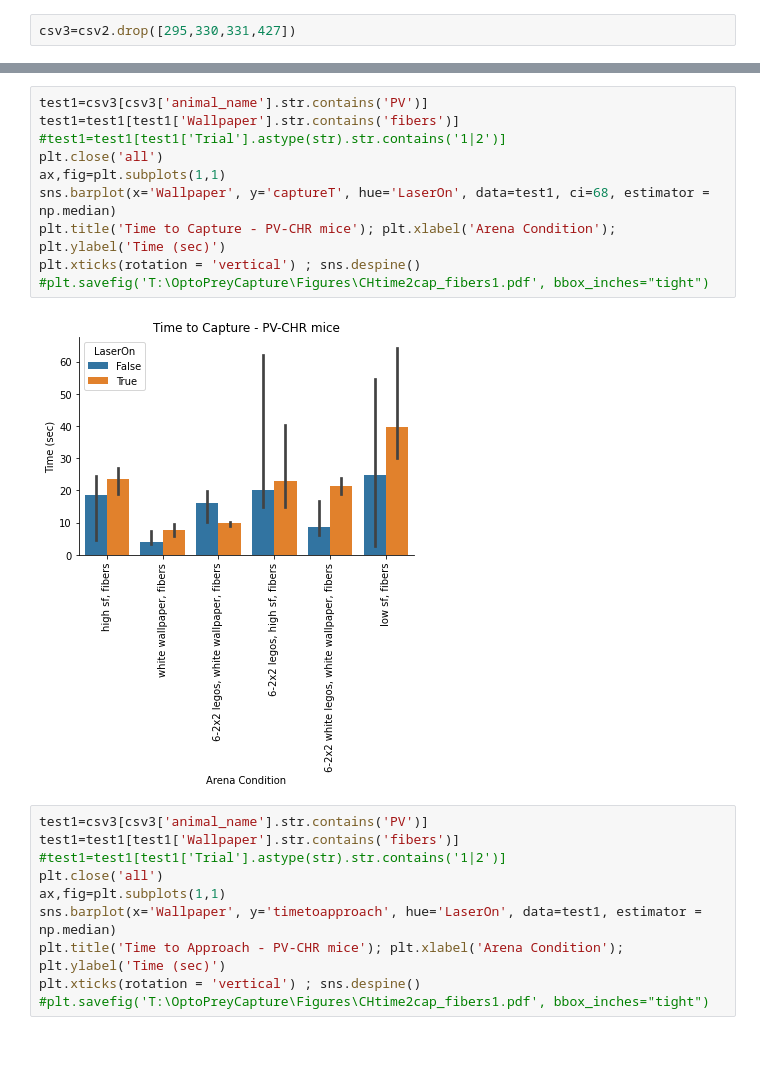
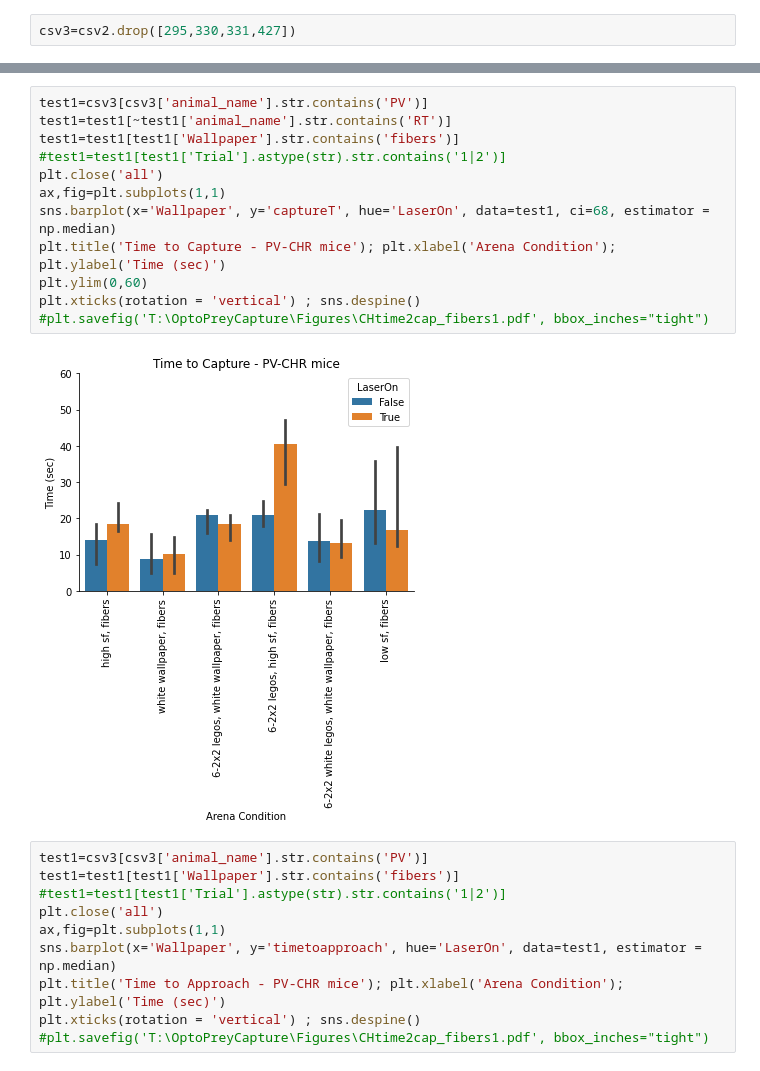
Before and after one commit to nielllab/FreelyMovingEphys, a Jupyter notebook: project_analysis/prey_capture/OptoPrey_basic.ipynb, the cells around one changed output, grey strips where cells are left out. Cells and saved outputs as stored; diff of their text form.

```diff
--- a/project_analysis/prey_capture/OptoPrey_basic.ipynb
+++ b/project_analysis/prey_capture/OptoPrey_basic.ipynb
@@ -369,15 +363,17 @@ NameError: name 'all_c' is not defined
 # %%
 test1=csv3[csv3['animal_name'].str.contains('PV')]
+test1=test1[~test1['animal_name'].str.contains('RT')]
 test1=test1[test1['Wallpaper'].str.contains('fibers')]
 #test1=test1[test1['Trial'].astype(str).str.contains('1|2')]
 plt.close('all')
 ax,fig=plt.subplots(1,1)
 sns.barplot(x='Wallpaper', y='captureT', hue='LaserOn', data=test1, ci=68, estimator = np.median)
 plt.title('Time to Capture - PV-CHR mice'); plt.xlabel('Arena Condition'); plt.ylabel('Time (sec)')
+plt.ylim(0,60)
 plt.xticks(rotation = 'vertical') ; sns.despine()
 #plt.savefig('T:\OptoPreyCapture\Figures\CHtime2cap_fibers1.pdf', bbox_inches="tight")
 # %% [output]
-[figure, old version]
+[figure, new version]
 # %%
 test1=csv3[csv3['animal_name'].str.contains('PV')]
 test1=test1[test1['Wallpaper'].str.contains('fibers')]
```
Also changed, not shown: parts of 3 cells of this notebook.
